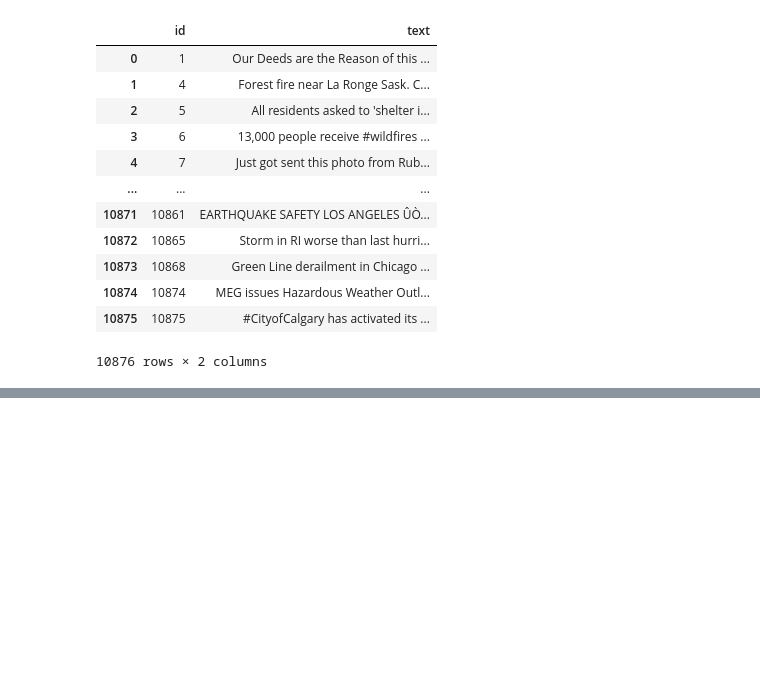
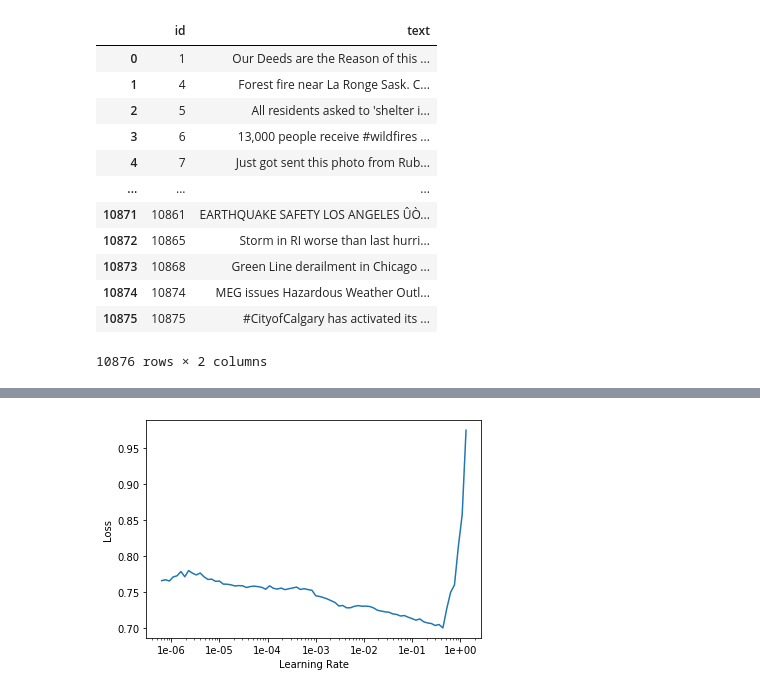
Before and after one commit to njoysubho/datascience, a Jupyter notebook: nlp-disaster-tweet-kaggle/NLP-Disaster-Tweet-Recognition.ipynb, the cells around one changed output, grey strips where cells are left out. Cells and saved outputs as stored; diff of their text form; code cells hidden in the pictures; blank space fills up the shorter version.

```diff
--- a/nlp-disaster-tweet-kaggle/NLP-Disaster-Tweet-Recognition.ipynb
+++ b/nlp-disaster-tweet-kaggle/NLP-Disaster-Tweet-Recognition.ipynb
@@ -82,0 +136,6 @@ learn.recorder.plot()
+# %%
+train_df_classifier=pd.read_csv(path+'/train.csv')
+train_df_classifier.head()
+df_lm_classifier=train_df_classifier[['text','target']]
+df_lm_classifier.shape
+df_lm_classifier
@@ -82,0 +156,5 @@ learn.recorder.plot()
+# %%
+data_classifier=(TextList.from_df(df_lm_classifier,vocab=data_lm.vocab)
+                 .split_by_idx(list(range(5486,7613)))
+                 .label_from_df(cols=1)
+                 .databunch(bs=64))
@@ -82,0 +173,3 @@ learn.recorder.plot()
+# %%
+learner=text_classifier_learner(data_classifier,AWD_LSTM,pretrained=True,drop_mult=0.5)
+learner.load_encoder("language_model_unfreeze_encoder")
@@ -82,0 +202,4 @@ learn.recorder.plot()
+# %%
+learner.recorder.plot()
+# %% [output]
+[figure, added]
```
Also changed, not shown: parts of 37 cells of this notebook, 4 other files.
